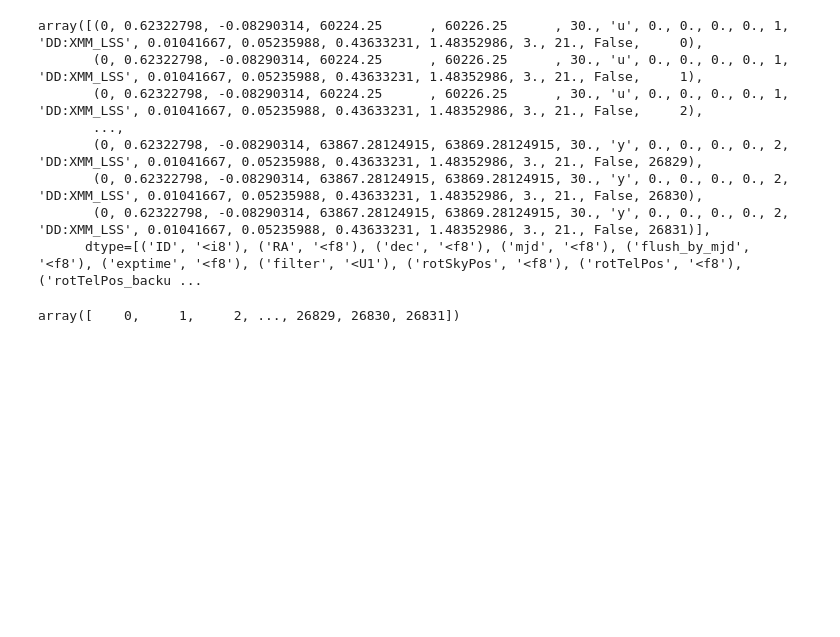
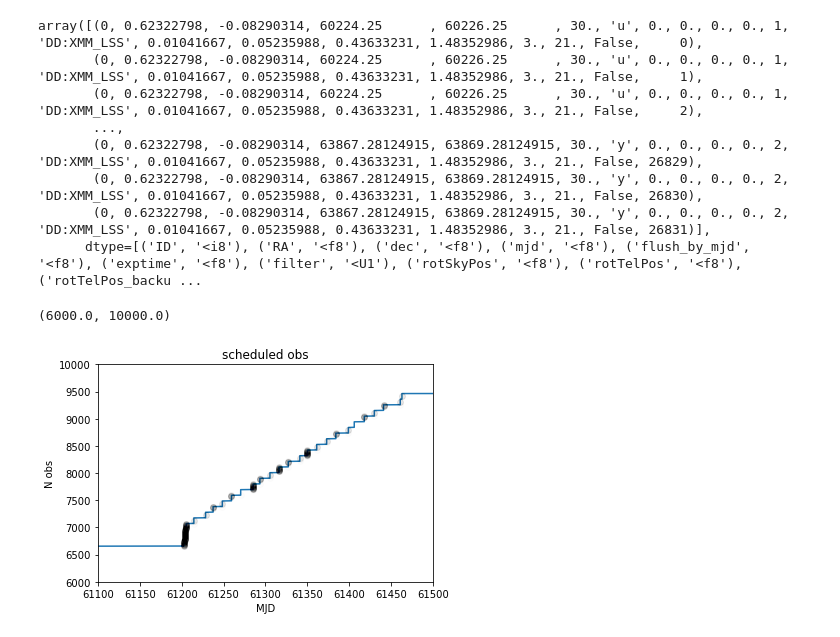
Before and after one commit to lsst-sims/sims_featureScheduler_runs2.2, a Jupyter notebook: technical/season_length_check/ddf_check.ipynb, the cells around one changed output. Cells and saved outputs as stored; diff of their text form; code cells hidden in the pictures; blank space fills up the shorter version.

```diff
--- a/technical/season_length_check/ddf_check.ipynb
+++ b/technical/season_length_check/ddf_check.ipynb
@@ -58,6 +58,28 @@ array([(0, 0.62322798, -0.08290314, 60224.25      , 60226.25      , 30., 'u', 0.
        (0, 0.62322798, -0.08290314, 63867.28124915, 63869.28124915, 30., 'y', 0., 0., 0., 0., 2, 'DD:XMM_LSS', 0.01041667, 0.05235988, 0.43633231, 1.48352986, 3., 21., False, 26831)],
       dtype=[('ID', '<i8'), ('RA', '<f8'), ('dec', '<f8'), ('mjd', '<f8'), ('flush_by_mjd', '<f8'), ('exptime', '<f8'), ('filter', '<U1'), ('rotSkyPos', '<f8'), ('rotTelPos', '<f8'), ('rotTelPos_backu ...
 # %%
-gen1['scripted_id']
+con = sqlite3.connect('season_length_check_seasonfrac0.1_v2.2_10yrs.db')
+sql = 'select observationStartMJD as mjd, scripted_id from observations where note like "%DD%";'
+obs1 = pd.read_sql(sql, con)
+con.close()
+
+con = sqlite3.connect('season_length_check_seasonfrac0.3_v2.2_10yrs.db')
+obs2 = pd.read_sql(sql, con)
+con.close()
-# %% [output]
-array([    0,     1,     2, ..., 26829, 26830, 26831])
+# %%
+plt.plot(gen1['mjd'], np.arange(gen1.size))
+indx = np.where(np.in1d(gen1['scripted_id'], obs1['scripted_id']) == False)[0]
+plt.plot(gen1['mjd'][indx], np.arange(gen1.size)[indx], 'ko', alpha=.01)
+
+
+#plt.plot(gen2['mjd'], np.arange(gen2.size))
+
+
+plt.title('scheduled obs')
+plt.xlabel('MJD')
+plt.ylabel('N obs')
+plt.xlim([61100,61500])
+plt.ylim([6000,10000])
+# %% [output]
+(6000.0, 10000.0)
+[figure, added]
```
Also changed, not shown: parts of 4 cells of this notebook, 5 other files.
